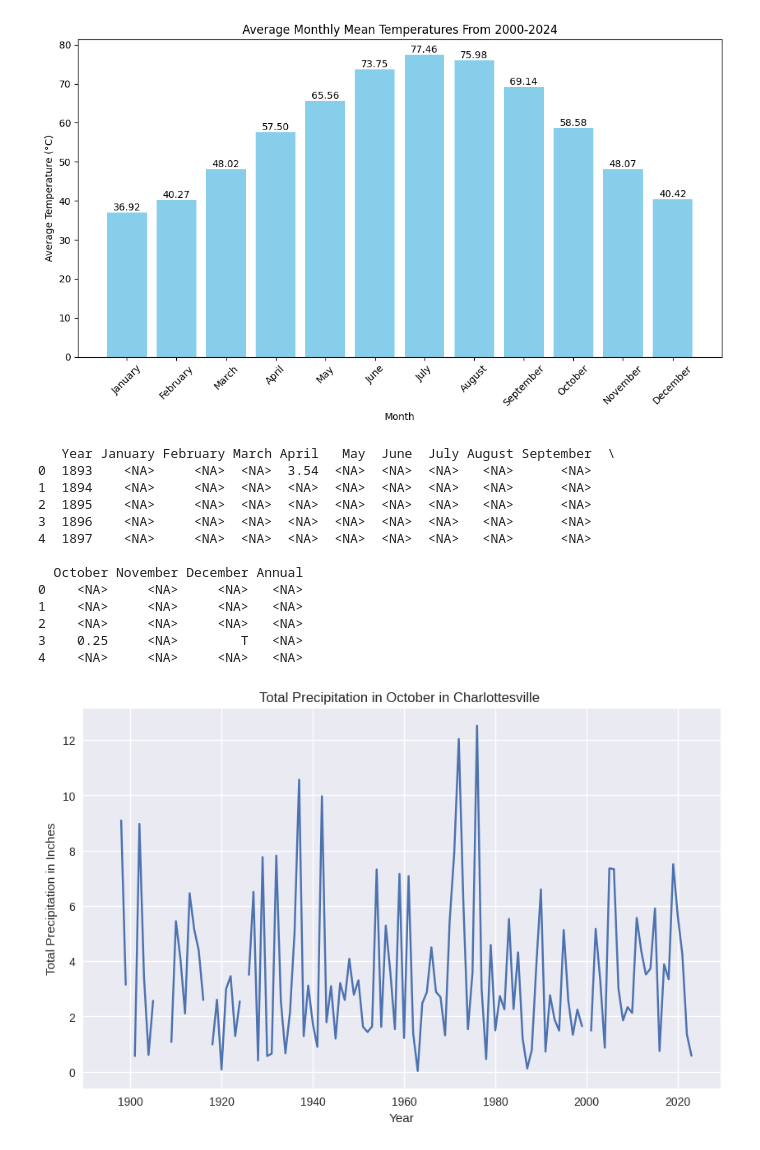
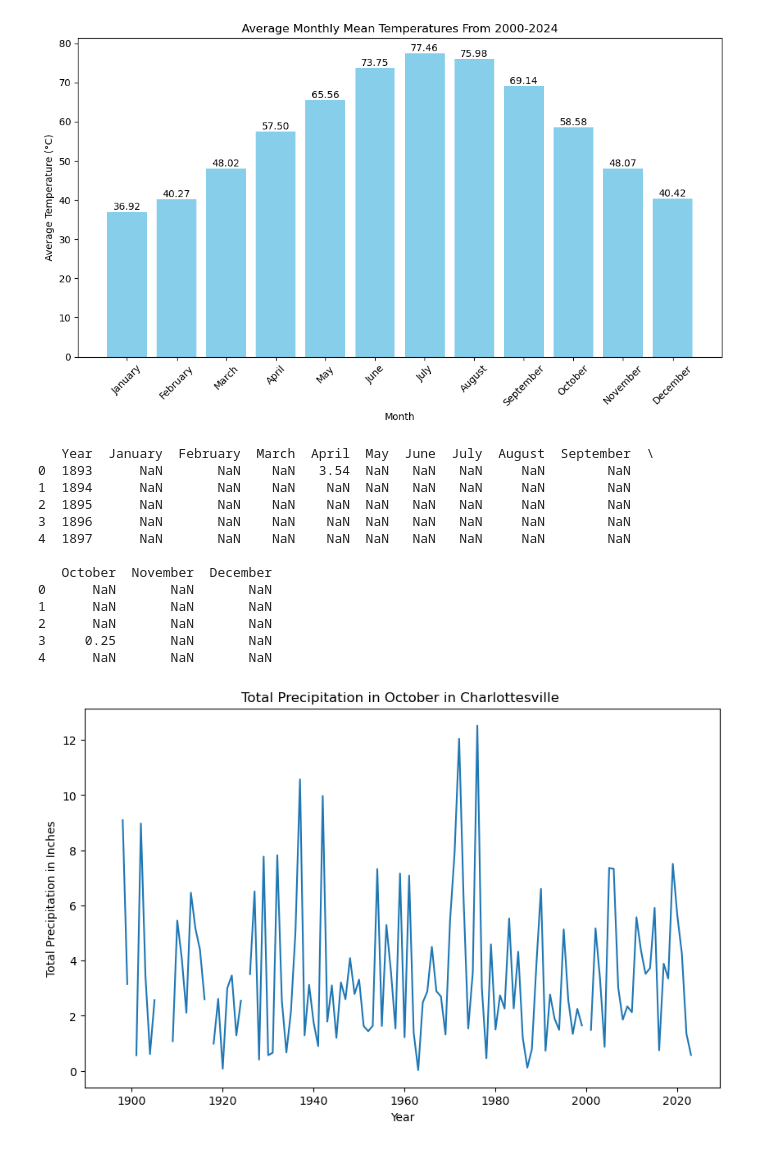
Before and after one commit to phipyao/ds4002-project-2, a Jupyter notebook: SCRIPTS/code.ipynb, the cells around one changed output. Drawn from its saved outputs; the diff is of its cells as text; code cells hidden in the pictures.

```diff
--- a/SCRIPTS/code.ipynb
+++ b/SCRIPTS/code.ipynb
@@ -141,46 +133,44 @@ plt.show()
 # %%
 # Replacing "M" values with null values
 df3.replace('M', pd.NA, inplace=True)
 
 print(df3.head())
 # Drop annual percipitation
 if 'Annual' in df3.columns:
     df3 = df3.drop(columns=['Annual'])
 
 # Convert the data to numeric (ignores non-numeric values like NaN)
 for month in df3.columns[1:]:  # Skip the 'Year' column
     df3[month] = pd.to_numeric(df3[month], errors='coerce')
 
 df3.head()
 #df3['Year'] = pd.DatetimeIndex.year(df3['Year'])
 #df3.set_index('Year', inplace=True)
 
-plt.style.use("seaborn")
-
 # Plotting time series
 plt.figure(figsize=(10,6))
 
 
 plt.plot(df3['Year'], df3['October'])
 plt.title('Total Precipitation in October in Charlottesville ')
 plt.ylabel('Total Precipitation in Inches')
 plt.xlabel('Year')
 plt.show()
 # %% [output]
-   Year January February March April   May  June  July August September  \
-0  1893    <NA>     <NA>  <NA>  3.54  <NA>  <NA>  <NA>   <NA>      <NA>
-1  1894    <NA>     <NA>  <NA>  <NA>  <NA>  <NA>  <NA>   <NA>      <NA>
-2  1895    <NA>     <NA>  <NA>  <NA>  <NA>  <NA>  <NA>   <NA>      <NA>
-3  1896    <NA>     <NA>  <NA>  <NA>  <NA>  <NA>  <NA>   <NA>      <NA>
-4  1897    <NA>     <NA>  <NA>  <NA>  <NA>  <NA>  <NA>   <NA>      <NA>
+   Year  January  February  March  April  May  June  July  August  September  \
+0  1893      NaN       NaN    NaN   3.54  NaN   NaN   NaN     NaN        NaN
+1  1894      NaN       NaN    NaN    NaN  NaN   NaN   NaN     NaN        NaN
+2  1895      NaN       NaN    NaN    NaN  NaN   NaN   NaN     NaN        NaN
+3  1896      NaN       NaN    NaN    NaN  NaN   NaN   NaN     NaN        NaN
+4  1897      NaN       NaN    NaN    NaN  NaN   NaN   NaN     NaN        NaN
 
-  October November December Annual
-0    <NA>     <NA>     <NA>   <NA>
-1    <NA>     <NA>     <NA>   <NA>
-2    <NA>     <NA>     <NA>   <NA>
-3    0.25     <NA>        T   <NA>
-4    <NA>     <NA>     <NA>   <NA>
+   October  November  December
+0      NaN       NaN       NaN
+1      NaN       NaN       NaN
+2      NaN       NaN       NaN
+3     0.25       NaN       NaN
+4      NaN       NaN       NaN
-[figure, old version]
+[figure, new version]
 # %%
 data_missing = df3.copy()
 
```
Also changed, not shown: parts of 2 cells of this notebook.
